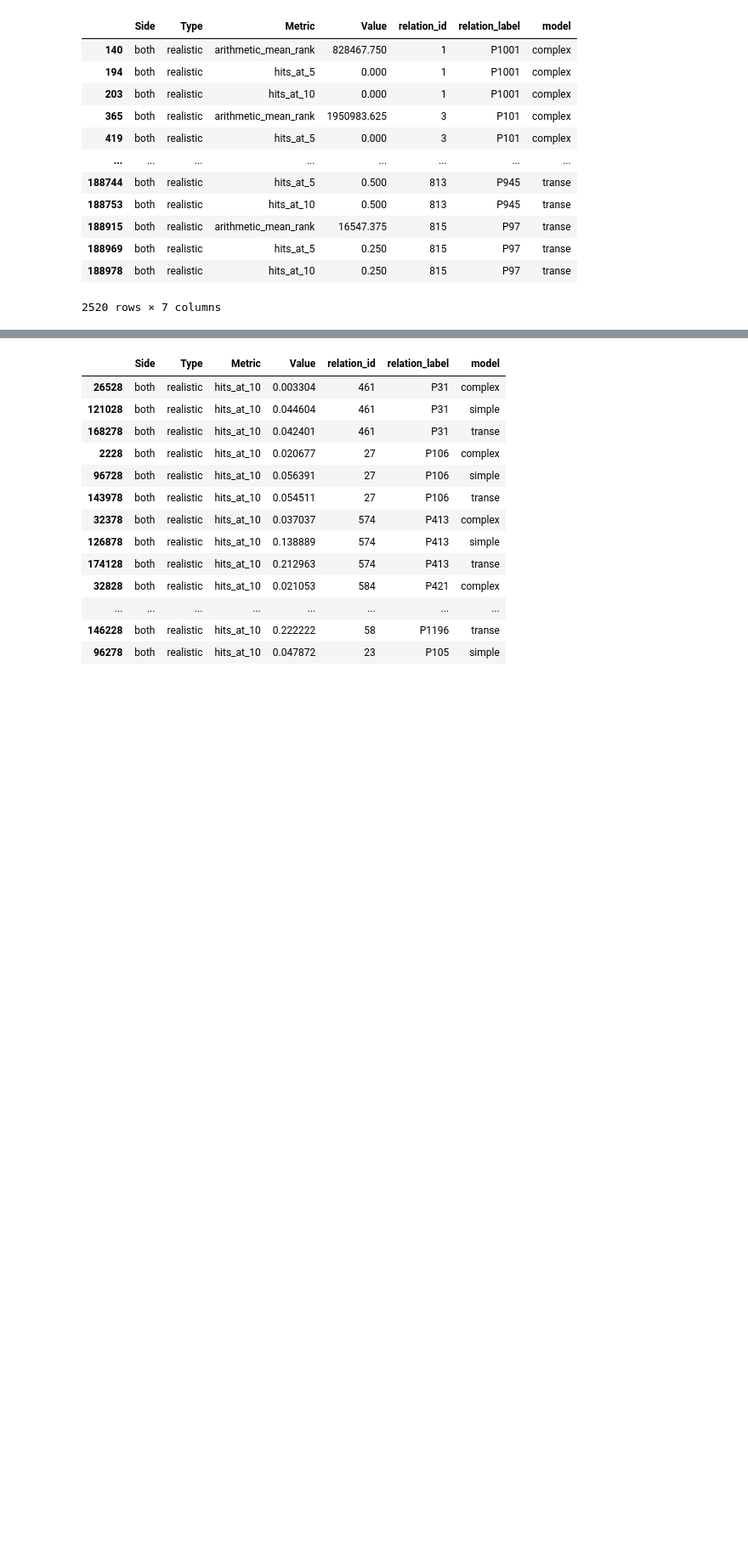
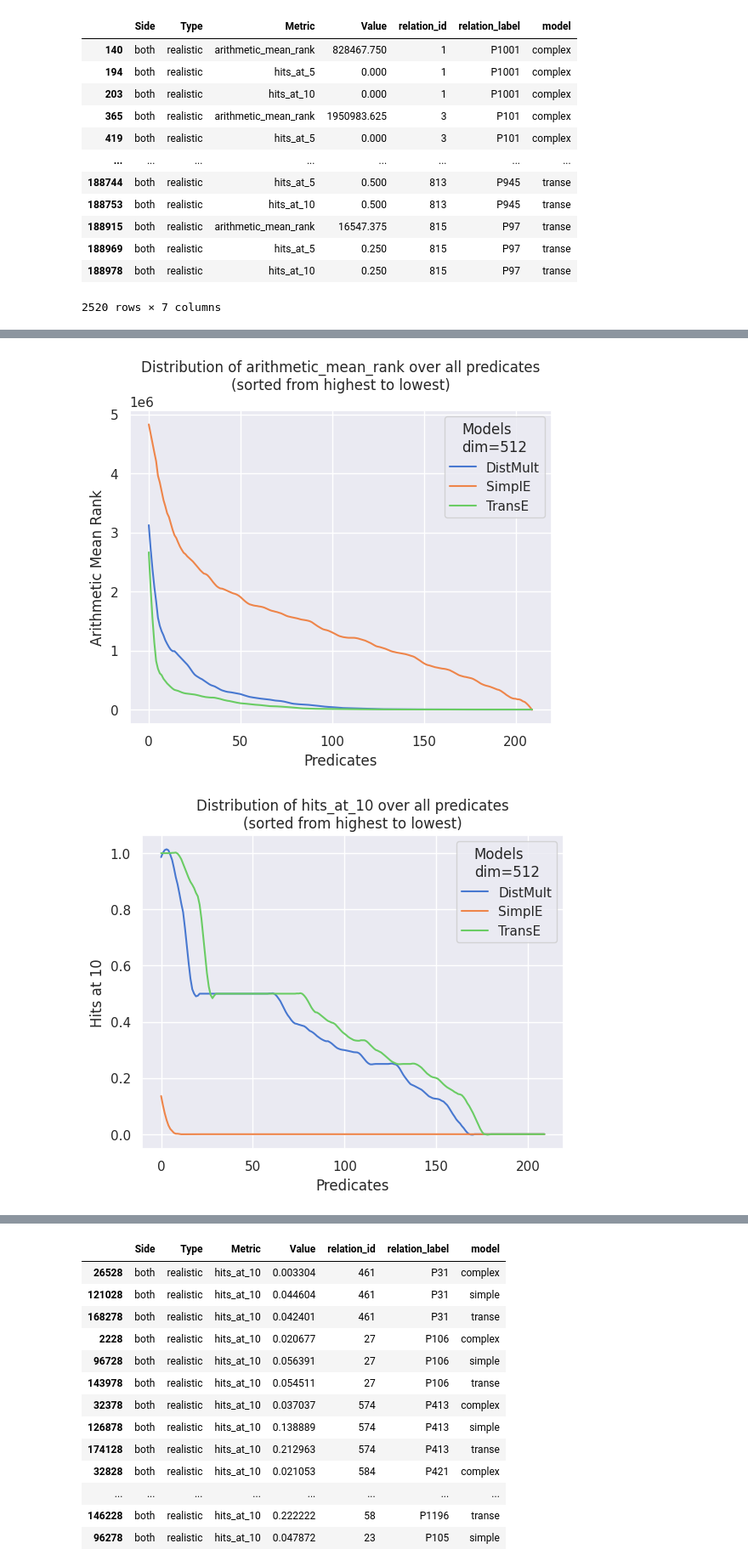
Before and after one commit to mortenterhart/KGE_Query_Completion, a Jupyter notebook: find_example_predicates.ipynb, the cells around one changed output, grey strips where cells are left out. Shown at 85% size. Drawn from its saved outputs; the diff is of its cells as text; code cells hidden in the pictures; blank space fills up the shorter version.

```diff
--- a/find_example_predicates.ipynb
+++ b/find_example_predicates.ipynb
@@ -32,0 +45,11 @@ predicate_metrics
+# %%
+dim512_distmult_metrics = pd.read_csv('embeddings/dim_512/distmult/predicate_metrics.csv')
+dim512_simple_metrics = pd.read_csv('embeddings/dim_512/simple/predicate_metrics.csv')
+dim512_transe_metrics = pd.read_csv('embeddings/dim_512/transe/predicate_metrics.csv')
+
+dim512_predicate_metrics = pd.concat([dim512_distmult_metrics, dim512_simple_metrics, dim512_transe_metrics])
+dim512_predicate_metrics = dim512_predicate_metrics.query('Type == "realistic" and Side == "both"')
+# %%
+# Filter for selected metrics
+dim512_predicate_metrics = dim512_predicate_metrics[dim512_predicate_metrics['Metric'].isin(selected_metrics)]
+dim512_predicate_metrics
@@ -50,0 +150,6 @@ def get_wikidata_property_names(property_ids: list):
+# %%
+plot_predicate_metric_distributions(dim512_predicate_metrics, 'arithmetic_mean_rank', embedding_dim=512)
+plot_predicate_metric_distributions(dim512_predicate_metrics, 'hits_at_10', embedding_dim=512)
+# %% [output]
+[figure, added]
+[figure, added]
```
Also changed, not shown: parts of 19 cells of this notebook.
